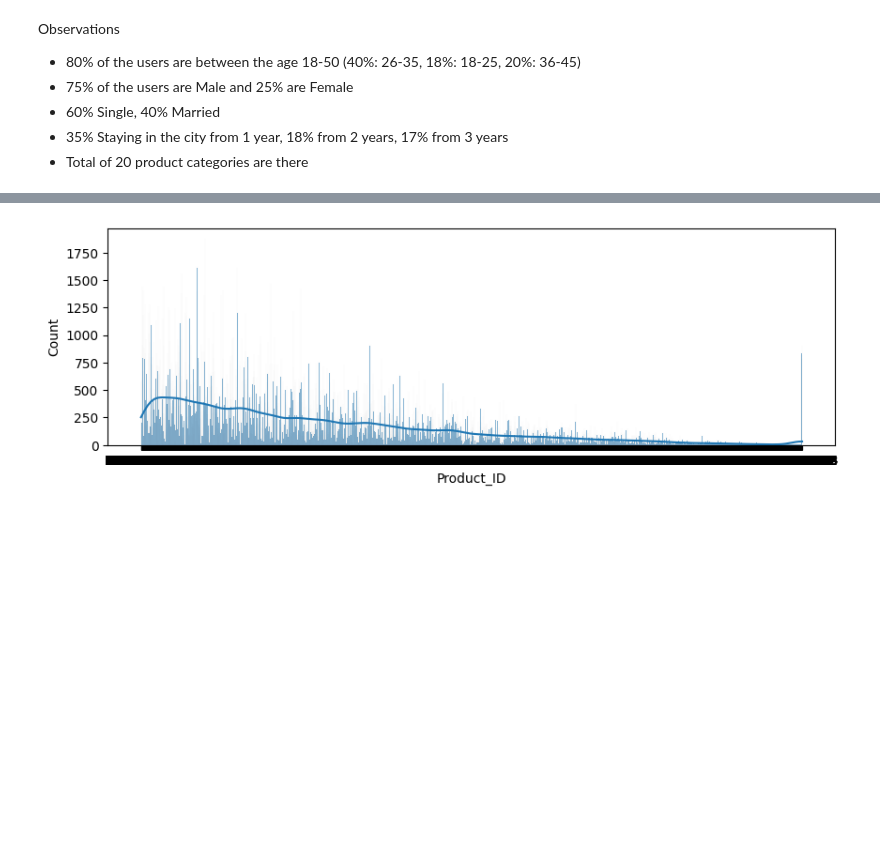
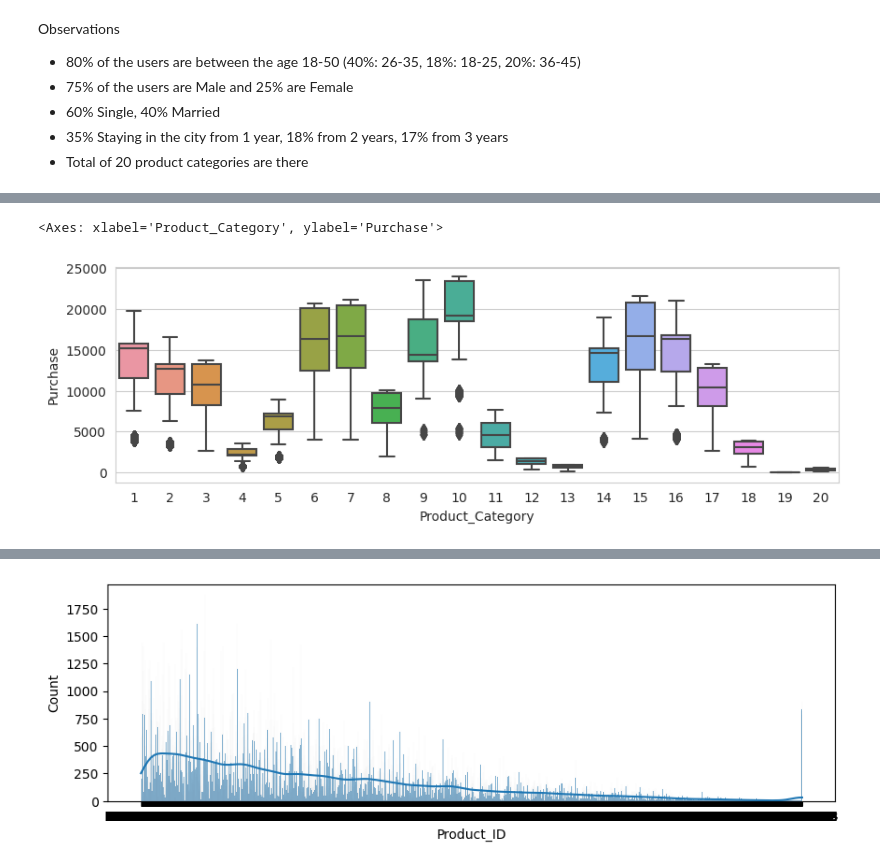
Before and after one commit to Akhila-Gururaj/Akhila-Gururaj, a Jupyter notebook: Walmart_Business_Study_using_Confidence_Interval_and_CLT.ipynb, the cells around one changed output, grey strips where cells are left out. Drawn from its saved outputs; the diff is of its cells as text; code cells hidden in the pictures; blank space fills up the shorter version.

```diff
--- a/Walmart_Business_Study_using_Confidence_Interval_and_CLT.ipynb
+++ b/Walmart_Business_Study_using_Confidence_Interval_and_CLT.ipynb
@@ -111,0 +139,10 @@ Observations
+# %%
+# Draw a vertical boxplot grouped
+# by a categorical variable:
+plt.figure(figsize=(10, 3))
+sns.set_style("whitegrid")
+
+sns.boxplot(x = 'Product_Category', y = 'Purchase', data = df)
+# %% [output]
+<Axes: xlabel='Product_Category', ylabel='Purchase'>
+[figure, added]
```
Also changed, not shown: parts of 12 cells of this notebook.
